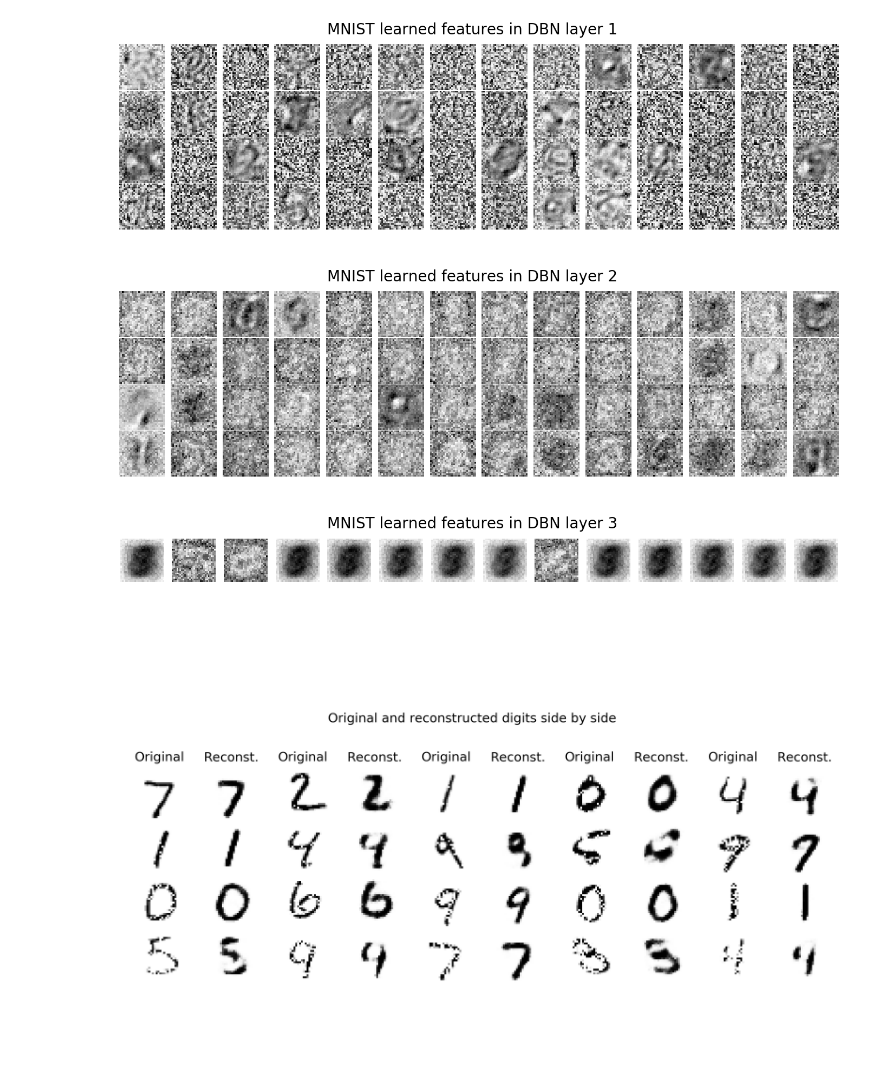
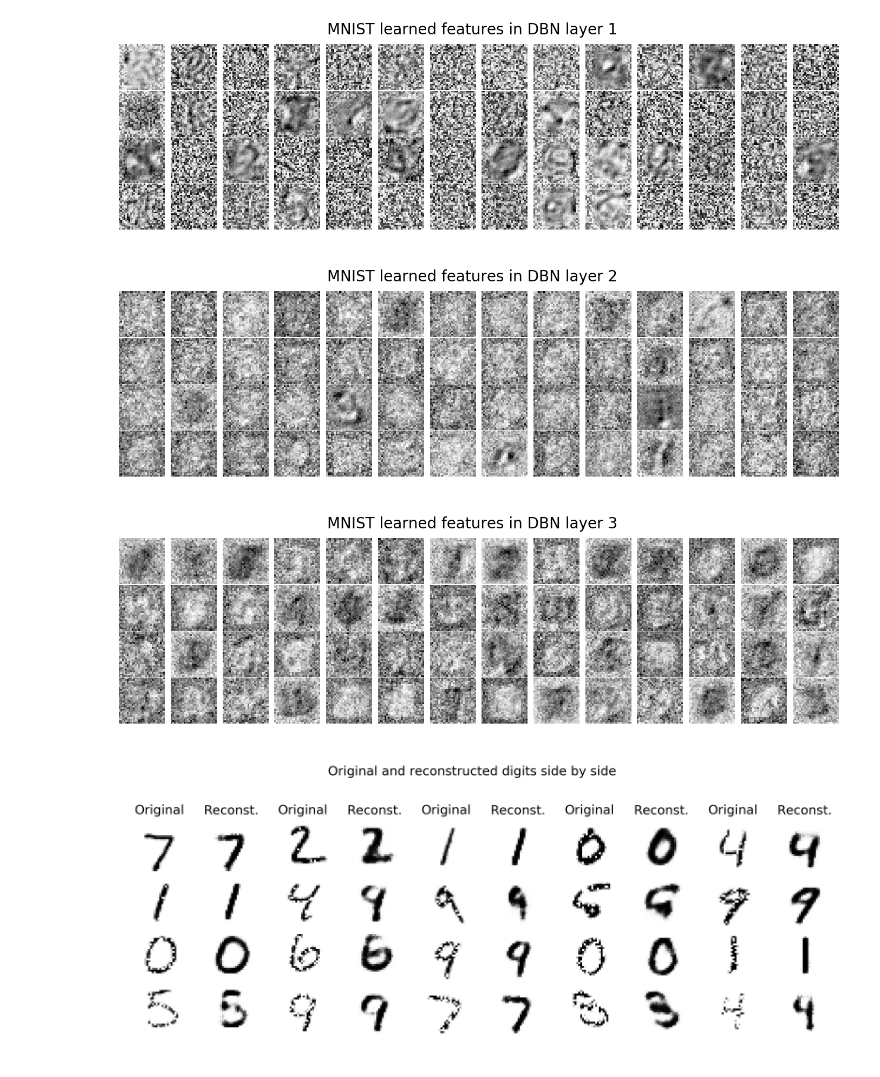
Before and after one commit to 2015xli/DBN, a Jupyter notebook: DBN.ipynb, the cells around one changed output. Drawn from its saved outputs; the diff is of its cells as text; code cells hidden in the pictures; blank space fills up the shorter version.

```diff
--- a/DBN.ipynb
+++ b/DBN.ipynb
@@ -137,7 +143,7 @@ class MNIST_DBN:
         self.test_input = MnistInput("test", data_path)
         return
 
-    def train(self, train_size=-1, n_epoch=1, batch_size=10, learning=0.01, mean_field=True):
+    def train(self, train_size=-1, n_epoch=1, batch_size=10, learning=0.01):
         X = []
         n_x = 0
         for x, y in self.train_input.read(train_size):
@@ -147,7 +153,7 @@ class MNIST_DBN:
         X = np.array(X).reshape(n_x, -1) > 30
         X = X*1
 
-        self.dbn.train(X, n_epoch, batch_size, learning, mean_field, save_file="mnist")
+        self.dbn.train(X, n_epoch, batch_size, learning, save_file="mnist")
         return
 
     def test_reconstruct(self, n):
@@ -197,18 +203,18 @@ if __name__ == "__main__" and '__file__' not in globals():
     np.seterr(all='raise')
     plt.close('all')
 
-    v = (28,28); h1 = (20,25); h2 = (20,25); h3 = (2000,1)
+    v = (28,28); h1 = (20,25); h2 = (20,25); h3 = (1000,1)
 
     layers = [
-        (mult(h1), None), # (dimension, "model_file") of hidden layer 1
+        (mult(h1), "trained_models/mnist_rbm.784x500.epochs100"), # (dimension, "model_file") of hidden layer 1
         (mult(h2), None), # (dimension, "model_file") of hidden layer 2
         (mult(h3), None)  # (dimension, "model_file") of hidden layer 3
     ]
 
     #set_trace()
     mnist_dbn = MNIST_DBN(mult(v), layers, "../convolution-network")
-    mnist_dbn.train(train_size=1000, n_epoch=1, batch_size=10,)
+    mnist_dbn.train(train_size=1000, n_epoch=10, batch_size=10,)
 
     feature_shapes = (v, h1, h2)
-    mnist_dbn.dbn.show_features(feature_shapes, 14*10)
+    mnist_dbn.dbn.show_features(feature_shapes, 14*2)
     mnist_dbn.test_reconstruct(20)
@@ -215,25 +226,25 @@ if __name__ == "__main__" and '__file__' not in globals():
 # %%
 %run "RBM.ipynb"
 
 if __name__ == "__main__" and '__file__' not in globals():
-    v = (28,28); h1 = (20,25); h2 = (20,25); h3 = (14,1)
+    v = (28,28); h1 = (20,25); h2 = (20,25); h3 = (1000,1)
 
     layers = [
-        (mult(h1), "1mnist_dbn.layer1.epochs100.784x500"), # hidden layer 1
-        (mult(h2), "1mnist_dbn.layer2.epochs100.500x500"),
-        (mult(h3), "1mnist_dbn.layer3.epochs100.500x14")
+        (mult(h1), "trained_models/mnist_rbm.784x500.epochs100"), # hidden layer 1
+        (mult(h2), "trained_models/mnist.dbn.layer3-2.epochs100.500x500"),
+        (mult(h3), "trained_models/mnist.dbn.layer3-3.epochs100.500x1000")
     ]
 
     #set_trace()
     mnist_dbn = MNIST_DBN(mult(v), layers, "../convolution-network")
     mnist_dbn.train(train_size=-1, n_epoch=100, batch_size=10,)
 
     plt.close('all')
     feature_shapes = (v, h1, h2)
     mnist_dbn.dbn.show_features(feature_shapes, 56)
     mnist_dbn.test_reconstruct(20)
 # %% [output]
 [figure]
-[figure, old version]
+[figure, new version]
-[figure, old version]
+[figure, new version]
-[figure, old version]
+[figure, new version]
```
Also changed, not shown: parts of 2 cells of this notebook, 11 other files.
